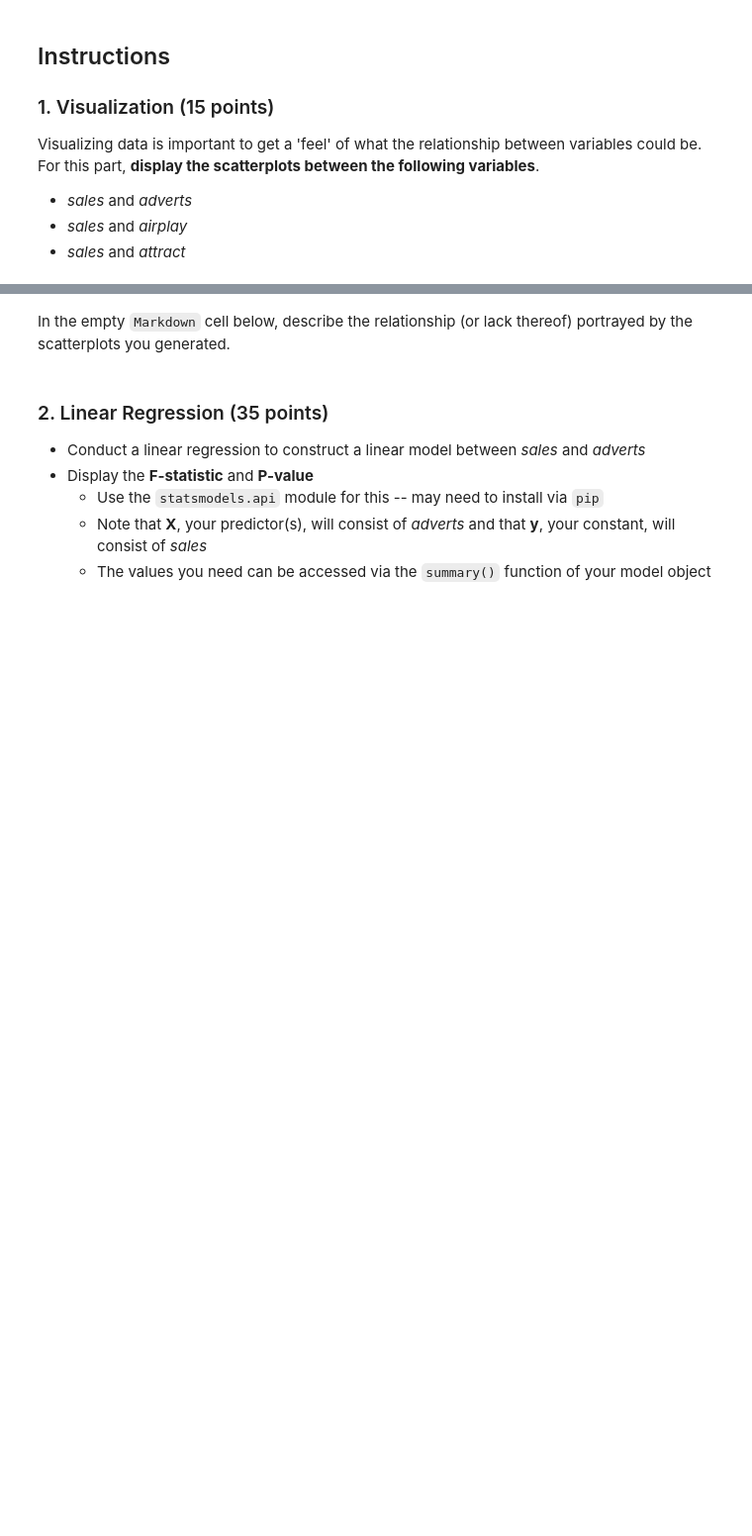
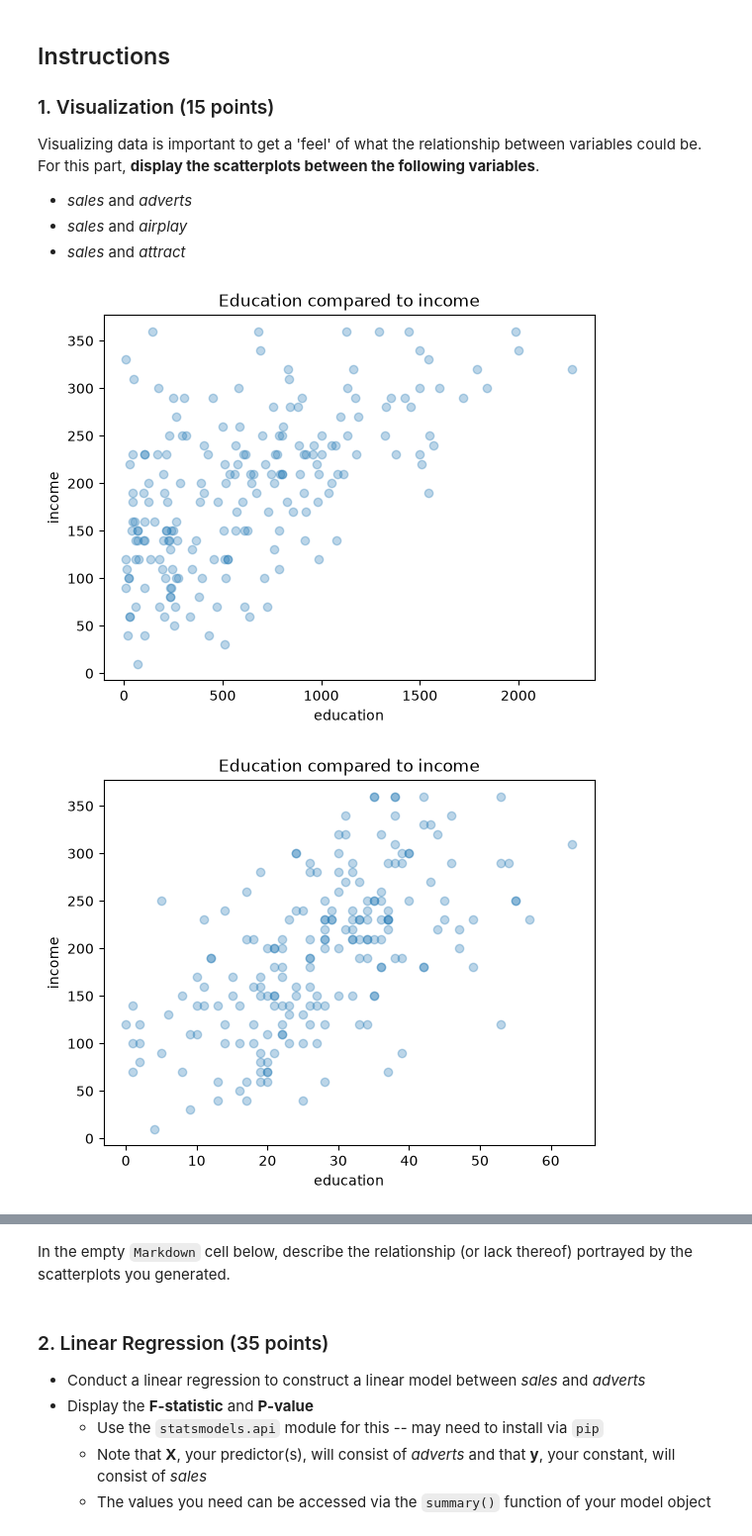
Before and after one commit to dariasroblero-ship-it/CSCI-4047-800, a Jupyter notebook: Mod04 Regression/Assignment/assignment_4.ipynb, the cells around one changed output, grey strips where cells are left out. Shown at 99% size. Saved outputs shown, nothing was run; the diff lists cells and outputs as text; code cells hidden in the pictures; blank space fills up the shorter version.

```diff
--- a/Mod04 Regression/Assignment/assignment_4.ipynb
+++ b/Mod04 Regression/Assignment/assignment_4.ipynb
@@ -19,0 +17,27 @@ print("Hi all!")
+# %%
+import pandas as pd
+import matplotlib.pyplot as plt
+
+df = pd.read_csv("./album_sales.csv")
+df.head()
+
+plt.scatter(x=df['adverts'], y=df['sales'], alpha=0.3)
+plt.title("Education compared to income")
+plt.xlabel('education')
+plt.ylabel("income")
+plt.show()
+
+plt.scatter(x=df['airplay'], y=df['sales'], alpha=0.3)
+plt.title("Education compared to income")
+plt.xlabel('education')
+plt.ylabel("income")
+plt.show()
+
+plt.scatter(x=df['attract'], y=df['sales'], alpha=0.3)
+plt.title("Education compared to income")
+plt.xlabel('education')
+plt.ylabel("income")
+plt.show()
+# %% [output]
+[figure, added]
+[figure, added]
```
Also changed, not shown: parts of 10 cells of this notebook.
